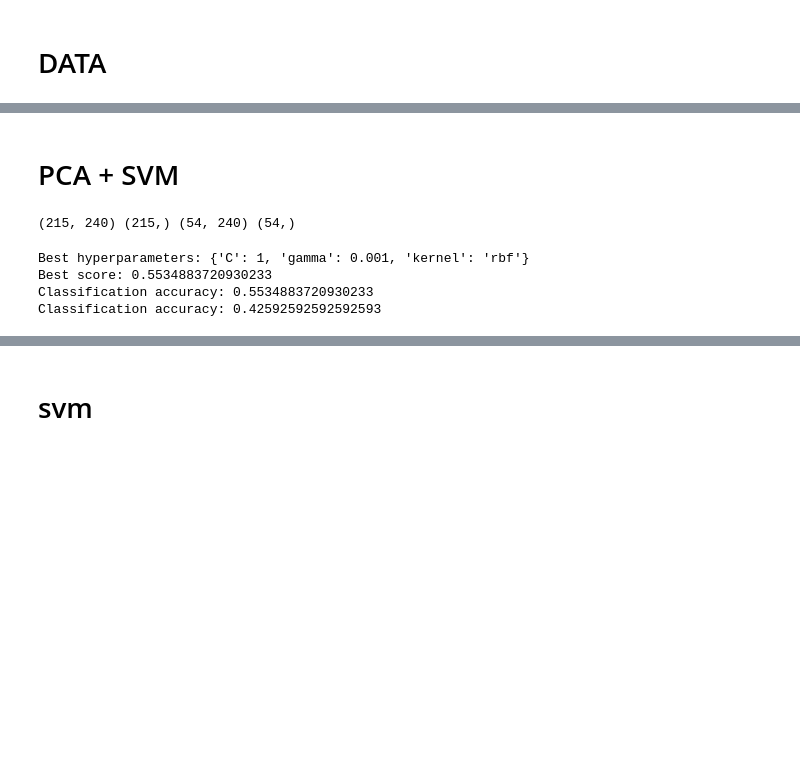
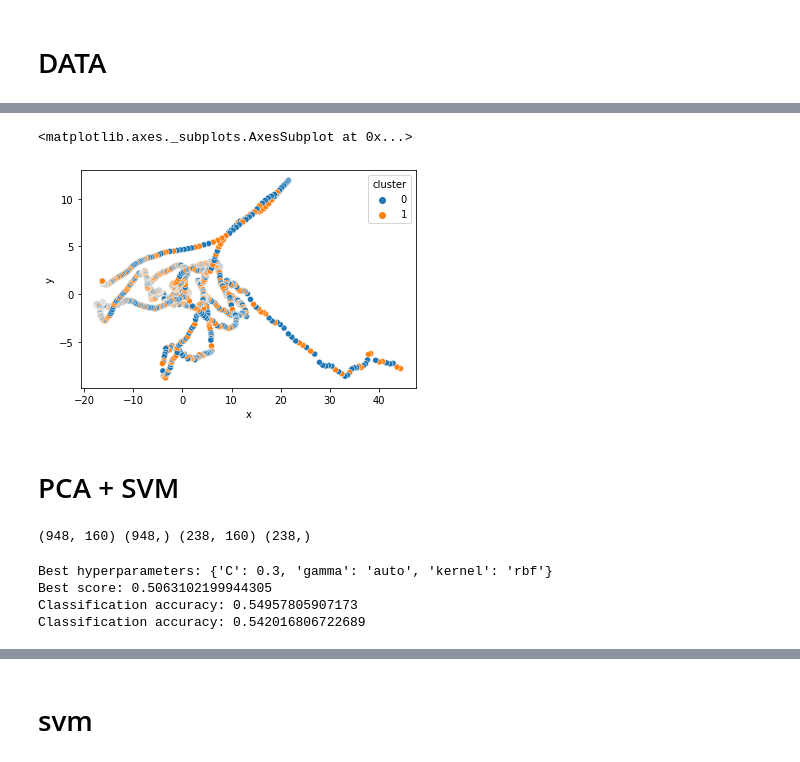
Before and after one commit to csabi0312/crypto-svm, a Jupyter notebook: crypto14.ipynb, the cells around one changed output, grey strips where cells are left out. Saved outputs shown, nothing was run; the diff lists cells and outputs as text; code cells hidden in the pictures; blank space fills up the shorter version.

```diff
--- a/crypto14.ipynb
+++ b/crypto14.ipynb
@@ -211,11 +194,17 @@ print(X_train.shape,y_train.shape,X_test.shape,y_test.shape)
+# %%
+sns.scatterplot(data=data, x="x", y="y", hue="cluster")
+# %% [output]
+<matplotlib.axes._subplots.AxesSubplot at 0x...>
+[figure, added]
 # %% [markdown]
 # PCA + SVM
 # %%
-raw = pd.read_csv("/content/drive/MyDrive/Crypto/new3/full_spread_data.csv", parse_dates = ["time"], index_col = "time").dropna()
+raw = pd.read_csv("/content/drive/MyDrive/Crypto/new3/full_spread_data.csv",parse_dates = ["Date"], index_col = "Date").dropna()
 raw["returns"] =np.log(raw.Close / raw.Close.shift(1))
-raw.drop(["Open","Spread"],axis=1,inplace=True)
+raw["Volume"]=raw["Volume USDT"]
+raw.drop(["Open","Unix","Symbol","Volume USDT","Volume BTC","tradecount"],axis=1,inplace=True)
 cols = []
-for lag in range(1, 61):
+for lag in range(1, 41):
     col_h = "h_lag{}".format(lag)
     col_l = "l_lag{}".format(lag)
     col_r = "c_lag{}".format(lag)
@@ -239,33 +228,35 @@ y_train=raw["returns2"].iloc[:to].to_numpy().astype(int)
 X_test=raw.drop(["returns2","returns"],axis=1).iloc[to:].to_numpy()
 y_test=raw["returns2"].iloc[to:].to_numpy().astype(int)
 
-scaler1 = MinMaxScaler()
+scaler1 = StandardScaler()
 X_train=scaler1.fit_transform(X_train)
 X_test=scaler1.transform(X_test)
 
 print(X_train.shape,y_train.shape,X_test.shape,y_test.shape)
+
+from sklearn.decomposition import PCA
+from sklearn.model_selection import GridSearchCV
+from sklearn.svm import SVC
+
+# Load the dataset
+
+
+# Perform PCA to reduce the dimensionality of the dataset
+reducer = umap.UMAP(n_components=30)
+X_reduced = reducer.fit_transform(X_train)
+X_reduced_test = reducer.transform(X_test)
 # %% [output]
-(215, 240) (215,) (54, 240) (54,)
+(948, 160) (948,) (238, 160) (238,)
 # %%
-from sklearn.decomposition import PCA
-from sklearn.model_selection import GridSearchCV
-from sklearn.svm import SVC
 
-# Load the dataset
-
-
-# Perform PCA to reduce the dimensionality of the dataset
-pca = PCA(n_components=40)
-X_reduced = pca.fit_transform(X_train)
-X_reduced_test = pca.transform(X_test)
 
 # Define the SVM classifier
 svm = SVC()
 
 # Define the grid of hyperparameters to search
-param_grid = {'C': [1, 5, 10, 50],
-              'gamma': [0.001, 0.01, 0.1, "scale", "auto"],
-              'kernel': ["linear", "rbf"]}
+param_grid = {'C': [0.3],
+              'gamma': ["scale","auto"],
+              'kernel': ["rbf"]}
 
 # Perform grid search to tune the hyperparameters of the SVM
 grid_search = GridSearchCV(svm, param_grid, cv=5)
@@ -288,7 +279,7 @@ y_pred_test = best_svm.predict(X_reduced_test)
 print("Classification accuracy:", np.mean(y_pred_train == y_train))
 print("Classification accuracy:", np.mean(y_pred_test == y_test))
 # %% [output]
-Best hyperparameters: {'C': 1, 'gamma': 0.001, 'kernel': 'rbf'}
-Best score: 0.5534883720930233
-Classification accuracy: 0.5534883720930233
-Classification accuracy: 0.42592592592592593
+Best hyperparameters: {'C': 0.3, 'gamma': 'auto', 'kernel': 'rbf'}
+Best score: 0.5063102199944305
+Classification accuracy: 0.54957805907173
+Classification accuracy: 0.542016806722689
```
Also changed, not shown: parts of 16 cells of this notebook.
